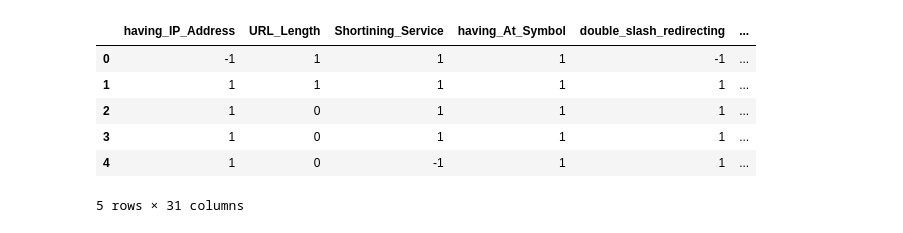
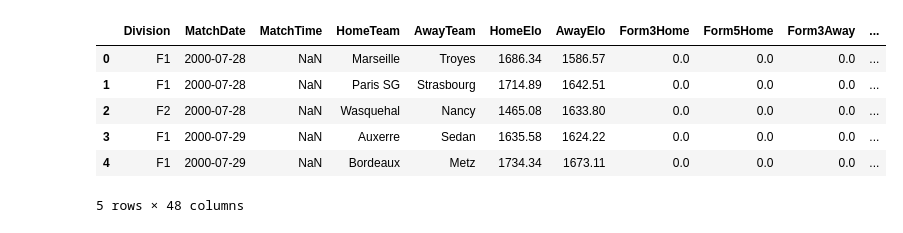
Before and after one commit to SerhatKaraman0/football-match-prediction, a Jupyter notebook: notebooks/research.ipynb, the cells around one changed output. Drawn from its saved outputs; the diff is of its cells as text; code cells hidden in the pictures.

```diff
--- a/notebooks/research.ipynb
+++ b/notebooks/research.ipynb
@@ -14,12 +14,12 @@ os.chdir("../")
 # %%
-df = pd.read_csv("data/phisingData.csv")
+df = pd.read_csv("/Users/user/Desktop/Projects/football-match-prediction/data/08_14_2025/MATCH_DATA.csv")
 df.head()
 # %% [output]
-|  | having_IP_Address | URL_Length | Shortining_Service | having_At_Symbol | double_slash_redirecting | ... |
-| 0 | -1 | 1 | 1 | 1 | -1 | ... |
-| 1 | 1 | 1 | 1 | 1 | 1 | ... |
-| 2 | 1 | 0 | 1 | 1 | 1 | ... |
-| 3 | 1 | 0 | 1 | 1 | 1 | ... |
-| 4 | 1 | 0 | -1 | 1 | 1 | ... |
+|  | Division | MatchDate | MatchTime | HomeTeam | AwayTeam | HomeElo | AwayElo | Form3Home | Form5Home | Form3Away | ... |
+| 0 | F1 | 2000-07-28 | NaN | Marseille | Troyes | 1686.34 | 1586.57 | 0.0 | 0.0 | 0.0 | ... |
+| 1 | F1 | 2000-07-28 | NaN | Paris SG | Strasbourg | 1714.89 | 1642.51 | 0.0 | 0.0 | 0.0 | ... |
+| 2 | F2 | 2000-07-28 | NaN | Wasquehal | Nancy | 1465.08 | 1633.80 | 0.0 | 0.0 | 0.0 | ... |
+| 3 | F1 | 2000-07-29 | NaN | Auxerre | Sedan | 1635.58 | 1624.22 | 0.0 | 0.0 | 0.0 | ... |
+| 4 | F1 | 2000-07-29 | NaN | Bordeaux | Metz | 1734.34 | 1673.11 | 0.0 | 0.0 | 0.0 | ... |
-5 rows × 31 columns
+5 rows × 48 columns
 # %%
```
Also changed, not shown: parts of 12 cells of this notebook, 12 other files.
